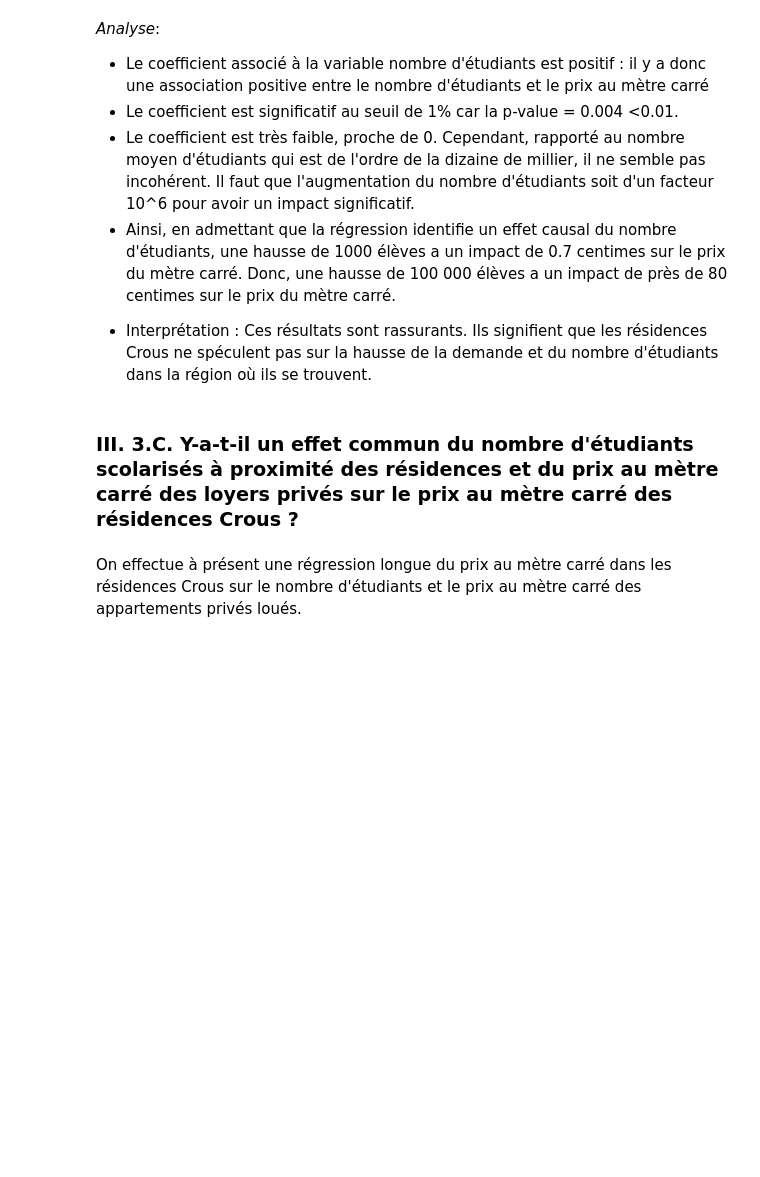
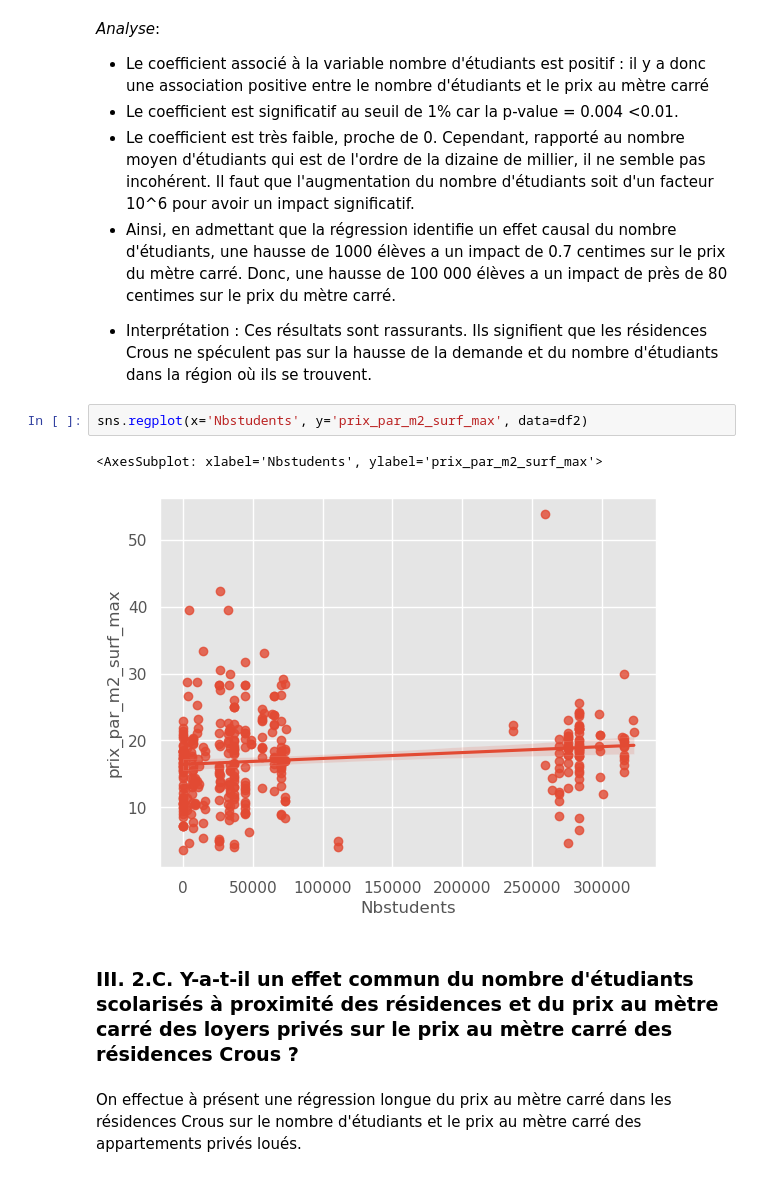
Before and after one commit to Simgnt/La-loi-du-Crous, a Jupyter notebook: Projet_final_Part1_fini + graphes.ipynb, the cells around one changed output. Drawn from its saved outputs; the diff is of its cells as text; blank space fills up the shorter version.

```diff
--- a/Projet_final_Part1_fini + graphes.ipynb
+++ b/Projet_final_Part1_fini + graphes.ipynb
@@ -871,8 +876,13 @@ _Analyse_:
 - Ainsi, en admettant que la régression identifie un effet causal du nombre d'étudiants, une hausse de 1000 élèves a un impact de 0.7 centimes sur le prix du mètre carré. Donc, une hausse de 100 000 élèves a un impact de près de 80 centimes sur le prix du mètre carré.
 
 + Interprétation : Ces résultats sont rassurants. Ils signifient que les résidences Crous ne spéculent pas sur la hausse de la demande et du nombre d'étudiants dans la région où ils se trouvent.
+# %%
+sns.regplot(x='Nbstudents', y='prix_par_m2_surf_max', data=df2)
+# %% [output]
+<AxesSubplot: xlabel='Nbstudents', ylabel='prix_par_m2_surf_max'>
+[figure, added]
 # %% [markdown]
-### III. 3.C.  Y-a-t-il un effet commun du nombre d'étudiants scolarisés à proximité des résidences et du prix au mètre carré des loyers privés sur le prix au mètre carré des résidences Crous ?
+### III. 2.C.  Y-a-t-il un effet commun du nombre d'étudiants scolarisés à proximité des résidences et du prix au mètre carré des loyers privés sur le prix au mètre carré des résidences Crous ?
 # %% [markdown]
 On effectue à présent une régression longue du prix au mètre carré dans les résidences Crous sur le nombre d'étudiants et le prix au mètre carré des appartements privés loués.
 # %%
```
Also changed, not shown: parts of 7 cells of this notebook.
